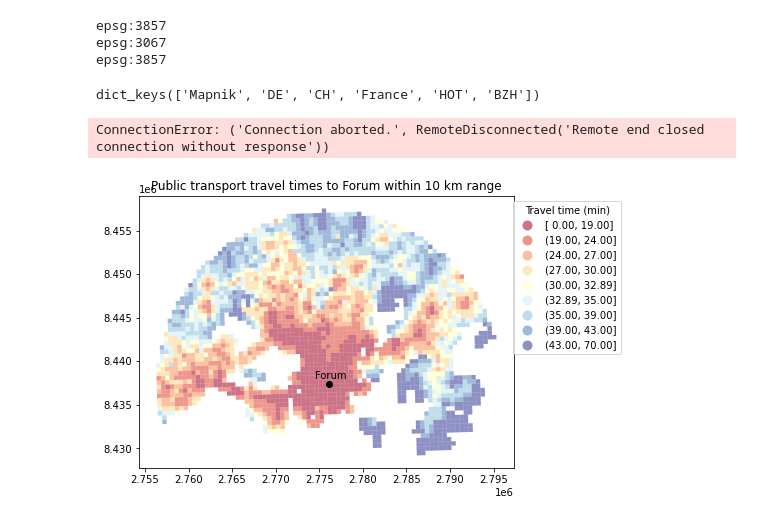
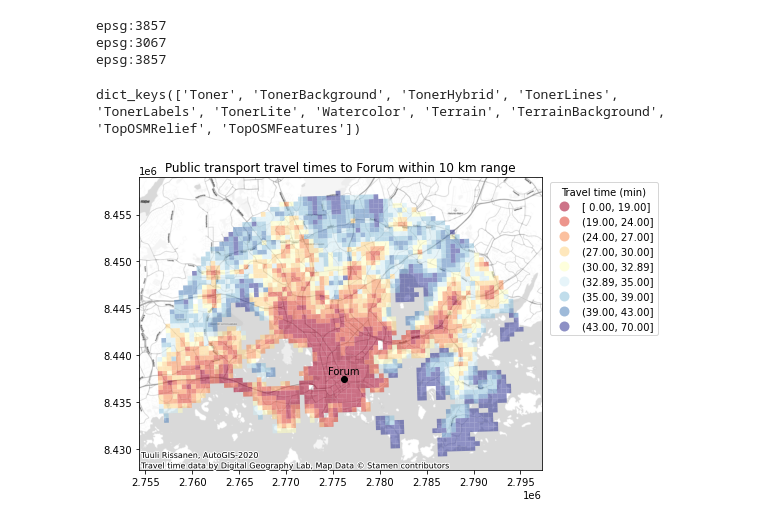
Before and after one commit to AutoGIS-2020/exercise-5-tuulri, a Jupyter notebook: exercise_5_problem1.ipynb, the cells around one changed output. Cells and saved outputs as stored; diff of their text form; code cells hidden in the pictures.

```diff
--- a/exercise_5_problem1.ipynb
+++ b/exercise_5_problem1.ipynb
@@ -162,37 +163,36 @@ epsg:3067
 epsg:3857
 # %%
 import contextily as ctx
-ctx.providers.OpenStreetMap.keys()
+ctx.providers.Stamen.keys()
 # %% [output]
-dict_keys(['Mapnik', 'DE', 'CH', 'France', 'HOT', 'BZH'])
+dict_keys(['Toner', 'TonerBackground', 'TonerHybrid', 'TonerLines', 'TonerLabels', 'TonerLite', 'Watercolor', 'Terrain', 'TerrainBackground', 'TopOSMRelief', 'TopOSMFeatures'])
 # %%
-credits = "Tuuli Rissanen, AutoGIS-2020\nTravel time data by Digital Geography Lab, Map Data © OpenStreetMap contributors"
+credits = "Tuuli Rissanen, AutoGIS-2020\nTravel time data by Digital Geography Lab, Map Data © Stamen contributors"
 
 fig, ax=plt.subplots(figsize=(10,5))
 
 buf.plot(ax=ax, column='pt_r_t', scheme='quantiles',k=9, cmap='RdYlBu', alpha=0.55,
         legend= True)
 
 ax.get_legend().set_bbox_to_anchor((1.3,1))
 ax.get_legend().set_title("Travel time (min)")
 
 forum_point.plot(ax=ax, color="black")
 ax.text(2774500, 8438000,'Forum')
 ax.set_title('Public transport travel times to Forum within 10 km range')
 
-ctx.add_basemap(ax, attribution=credits, source=ctx.providers.OpenStreetMap.DE)
+ctx.add_basemap(ax, attribution=credits, source=ctx.providers.Stamen.TonerLite)
 
 plt.tight_layout()
 
 fig
 
 # Save figure into docs folder
 import os
 
-#myfp = r'/docs'
+myfp = r'docs'
 figname ='PT_traveltimes_Forum10km.png'
-#outfp = os.path.join(myfp, figname)
-#fig.savefig(outfp)
+outfp = os.path.join(myfp, figname)
+fig.savefig(outfp)
 # %% [output]
-ConnectionError: ('Connection aborted.', RemoteDisconnected('Remote end closed connection without response'))
-[figure, old version]
+[figure, new version]
```
Also changed, not shown: parts of 1 cell of this notebook.
